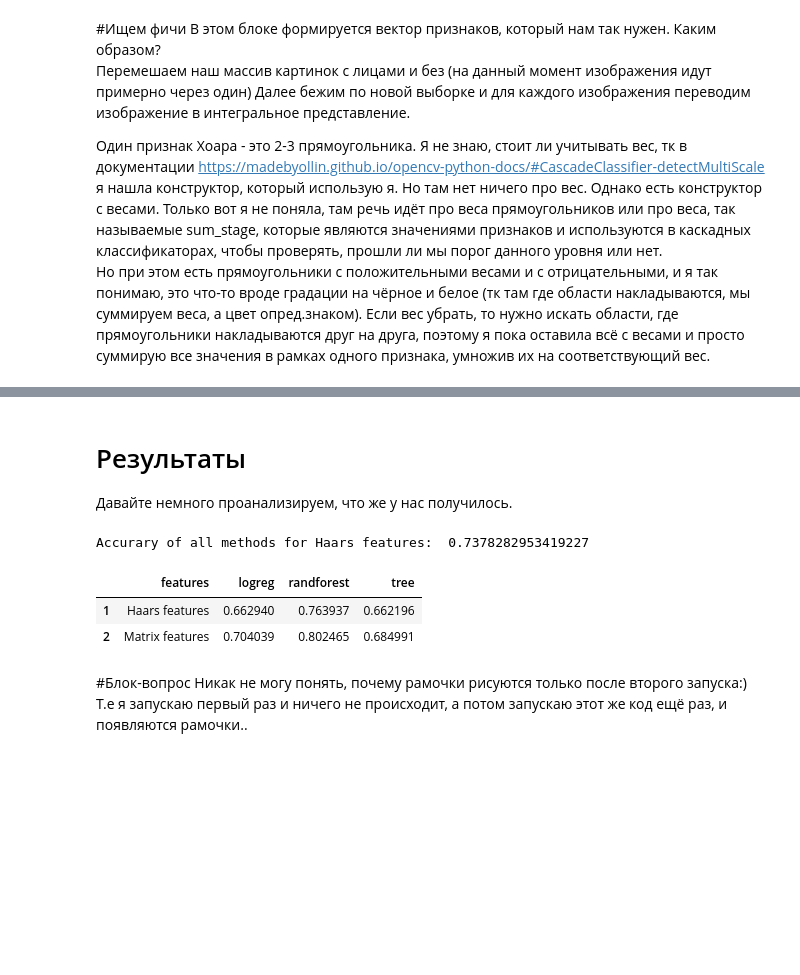
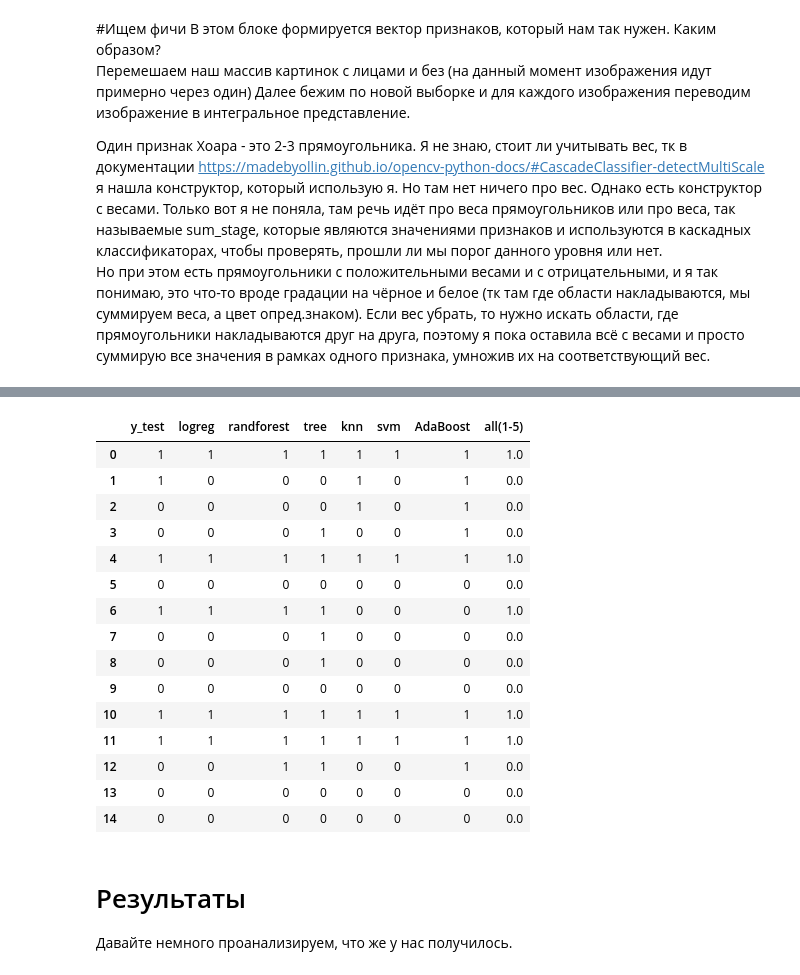
Before and after one commit to Kat-ies/Coursework, a Jupyter notebook: faceDetecting.ipynb, the cells around one changed output, grey strips where cells are left out. Saved outputs shown, nothing was run; the diff lists cells and outputs as text; code cells hidden in the pictures; blank space fills up the shorter version.

```diff
--- a/faceDetecting.ipynb
+++ b/faceDetecting.ipynb
@@ -370,10 +336,0 @@ def face_detecting(x_train, x_test, y_train, y_test):
-# %%
-# подготовим данные для финального анализа
-import pandas as pd
-
-Methods = namedtuple('Methods', 'y_test logreg randforest tree')
-answ = []
-y_test, logreg, randforest, tree = face_detecting(haars_features_train, haars_features_test, y_train, y_test)
-answ.append(Methods(y_test, logreg, randforest, tree))
-
-print(answ[0])
@@ -435,38 +506,26 @@ df[:15]
+# %%
+#coxpaним датафреймы, чтобы в следующий раз можно было обойтись без обучения
+haars_df.to_csv('/content/drive/My Drive/Курсач/files/haars_df.csv')
+matrix_df.to_csv('/content/drive/My Drive/Курсач/files/matrix_df.csv')
+
+matrix_df[:15]
+# %% [output]
+|  | y_test | logreg | randforest | tree | knn | svm | AdaBoost | all(1-5) |
+| 0 | 1 | 1 | 1 | 1 | 1 | 1 | 1 | 1.0 |
+| 1 | 1 | 0 | 0 | 0 | 1 | 0 | 1 | 0.0 |
+| 2 | 0 | 0 | 0 | 0 | 1 | 0 | 1 | 0.0 |
+| 3 | 0 | 0 | 0 | 1 | 0 | 0 | 1 | 0.0 |
+| 4 | 1 | 1 | 1 | 1 | 1 | 1 | 1 | 1.0 |
+| 5 | 0 | 0 | 0 | 0 | 0 | 0 | 0 | 0.0 |
+| 6 | 1 | 1 | 1 | 1 | 0 | 0 | 0 | 1.0 |
+| 7 | 0 | 0 | 0 | 1 | 0 | 0 | 0 | 0.0 |
+| 8 | 0 | 0 | 0 | 1 | 0 | 0 | 0 | 0.0 |
+| 9 | 0 | 0 | 0 | 0 | 0 | 0 | 0 | 0.0 |
+| 10 | 1 | 1 | 1 | 1 | 1 | 1 | 1 | 1.0 |
+| 11 | 1 | 1 | 1 | 1 | 1 | 1 | 1 | 1.0 |
+| 12 | 0 | 0 | 1 | 1 | 0 | 0 | 1 | 0.0 |
+| 13 | 0 | 0 | 0 | 0 | 0 | 0 | 0 | 0.0 |
+| 14 | 0 | 0 | 0 | 0 | 0 | 0 | 0 | 0.0 |
 # %% [markdown]
 # Результаты
 Давайте немного проанализируем, что же у нас получилось.
-# %%
-from sklearn.metrics import confusion_matrix
-from sklearn.metrics import accuracy_score
-
-#cm = confusion_matrix(y_test, y_pred)
-#print (cm)
-
-# cm = [truePositive   falsePositive]
-#      [falseNegative  trueNegative]
-
-feature_list = ['Haars features', 'Matrix features']
-methods_list = ['logreg', 'randforest', 'tree']
-
-accuracy_df = pd.DataFrame(
-    feature_list, index=['1', '2'], columns=['features'])
-
-
-for n in range(1, 4):
-    data = []
-    for i, ans in enumerate(answ):
-        data.append(accuracy_score(answ[i][0], answ[i][n]))
-    accuracy_df[methods_list[n-1]] = data
-    # print(data)
-
-print('Accurary of all methods for Haars features: ', accuracy_score(df['y_test'], df['all']))
-accuracy_df[:]
-# %% [output]
-Accurary of all methods for Haars features:  0.7378282953419227
-|  | features | logreg | randforest | tree |
-| 1 | Haars features | 0.662940 | 0.763937 | 0.662196 |
-| 2 | Matrix features | 0.704039 | 0.802465 | 0.684991 |
-# %% [markdown]
-#Блок-вопрос
-Никак не могу понять, почему рамочки рисуются только после второго запуска:)
-Т.е я запускаю первый раз и ничего не происходит, а потом запускаю этот же код ещё раз, и появляются рамочки..
```
Also changed, not shown: parts of 32 cells of this notebook.
